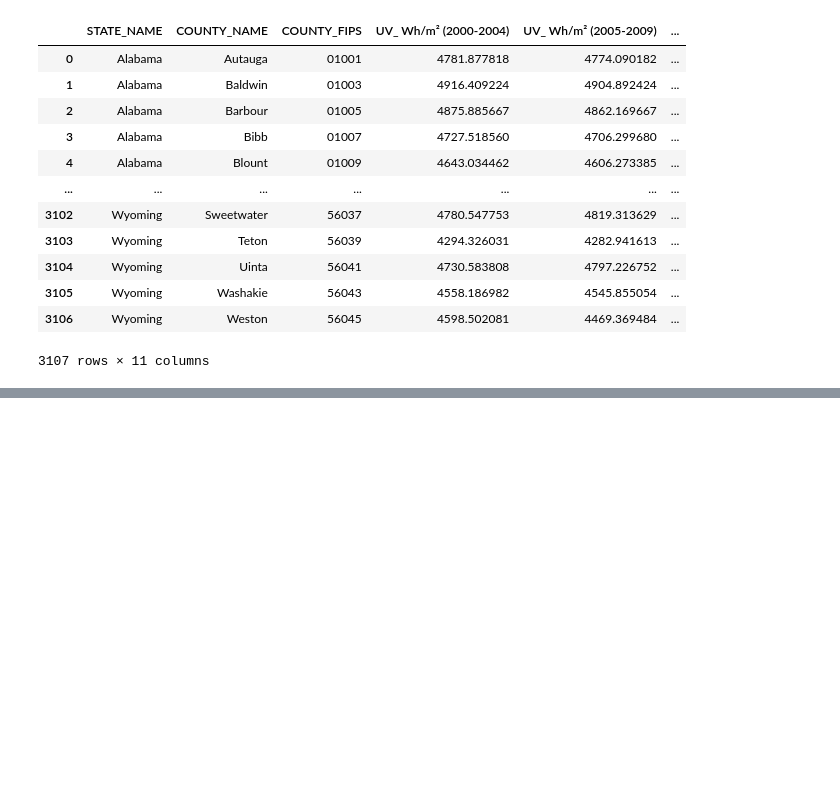
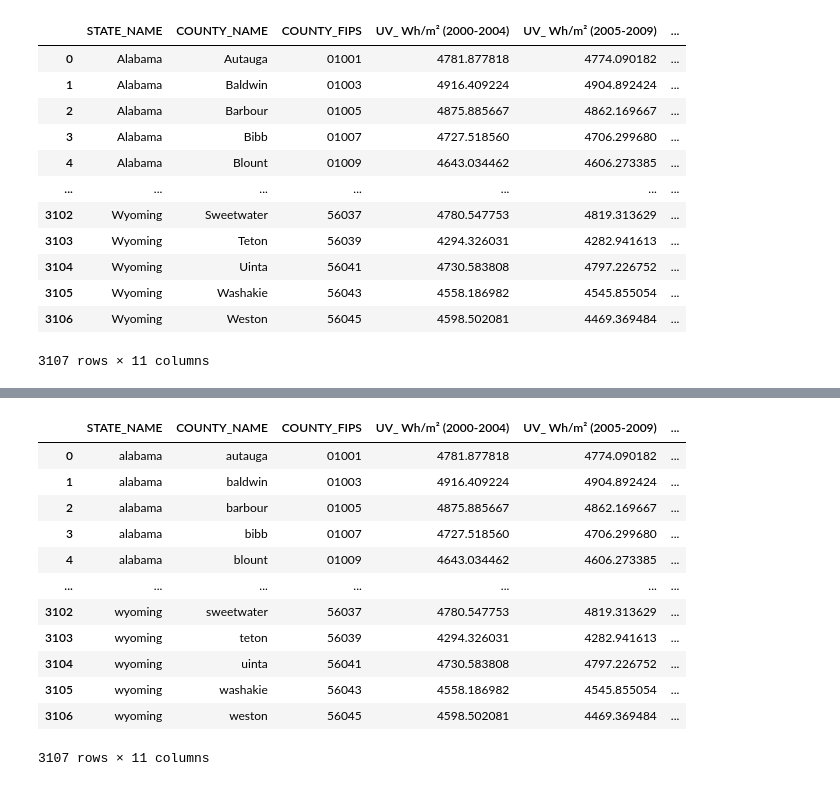
Before and after one commit to brevans25/uv-exposure-melanoma-analysis, a Jupyter notebook: notebooks/uv-exposure-melanoma-analysis.ipynb, the cells around one changed output, grey strips where cells are left out. Cells and saved outputs as stored; diff of their text form; code cells hidden in the pictures; blank space fills up the shorter version.

Commit message:
All dtypes normalized

```diff
--- a/notebooks/uv-exposure-melanoma-analysis.ipynb
+++ b/notebooks/uv-exposure-melanoma-analysis.ipynb
@@ -176,4 +118,0 @@ dtype: object
-# %%
-merged_df = merged_df.astype({'AGE_RATE_PER100K': 'float64',
-                              'AVG_ANNUAL_COUNT': 'float64'})
-merged_df.dtypes
@@ -181,0 +119,6 @@ ValueError: could not convert string to float: '* ': Error while type casting fo
+# %%
+
+# Trim whitespaces and normalize strings
+cols = ['STATE_NAME', 'COUNTY_NAME', 'COUNTY_FIPS', 'AGE_RATE_PER100K', 'AVG_ANNUAL_COUNT', 'RECENT_TREND']
+
+merged_df[cols] = merged_df[cols].apply(lambda x: x.str.strip().str.lower())
@@ -181,0 +144,8 @@ ValueError: could not convert string to float: '* ': Error while type casting fo
+# %%
+# '3 or fewer' values were turned into a safe 1.5 value - nan and 'data not available will also become NaN for calculations
+merged_df['AVG_ANNUAL_COUNT'] = (merged_df['AVG_ANNUAL_COUNT'].replace('3 or fewer', 1.5))
+merged_df['AVG_ANNUAL_COUNT'].unique()
+# %%
+# Standardized non available data for 'unkown'
+merged_df['RECENT_TREND'] = (merged_df['RECENT_TREND'].replace(['data not available', '*'], 'unkown'))
+merged_df['RECENT_TREND'].value_counts().sort_values()
@@ -181,0 +165,19 @@ ValueError: could not convert string to float: '* ': Error while type casting fo
+# %%
+str_to_nan = ["AGE_RATE_PER100K", "AVG_ANNUAL_COUNT"]
+merged_df[str_to_nan] = merged_df[str_to_nan].apply(pd.to_numeric, errors="coerce")
+
+merged_df
+# %% [output]
+|  | STATE_NAME | COUNTY_NAME | COUNTY_FIPS | UV_ Wh/m² (2000-2004) | UV_ Wh/m² (2005-2009) | ... |
+| 0 | alabama | autauga | 01001 | 4781.877818 | 4774.090182 | ... |
+| 1 | alabama | baldwin | 01003 | 4916.409224 | 4904.892424 | ... |
+| 2 | alabama | barbour | 01005 | 4875.885667 | 4862.169667 | ... |
+| 3 | alabama | bibb | 01007 | 4727.518560 | 4706.299680 | ... |
+| 4 | alabama | blount | 01009 | 4643.034462 | 4606.273385 | ... |
+| ... | ... | ... | ... | ... | ... | ... |
+| 3102 | wyoming | sweetwater | 56037 | 4780.547753 | 4819.313629 | ... |
+| 3103 | wyoming | teton | 56039 | 4294.326031 | 4282.941613 | ... |
+| 3104 | wyoming | uinta | 56041 | 4730.583808 | 4797.226752 | ... |
+| 3105 | wyoming | washakie | 56043 | 4558.186982 | 4545.855054 | ... |
+| 3106 | wyoming | weston | 56045 | 4598.502081 | 4469.369484 | ... |
+3107 rows × 11 columns
```
Also changed, not shown: parts of 10 cells of this notebook.
